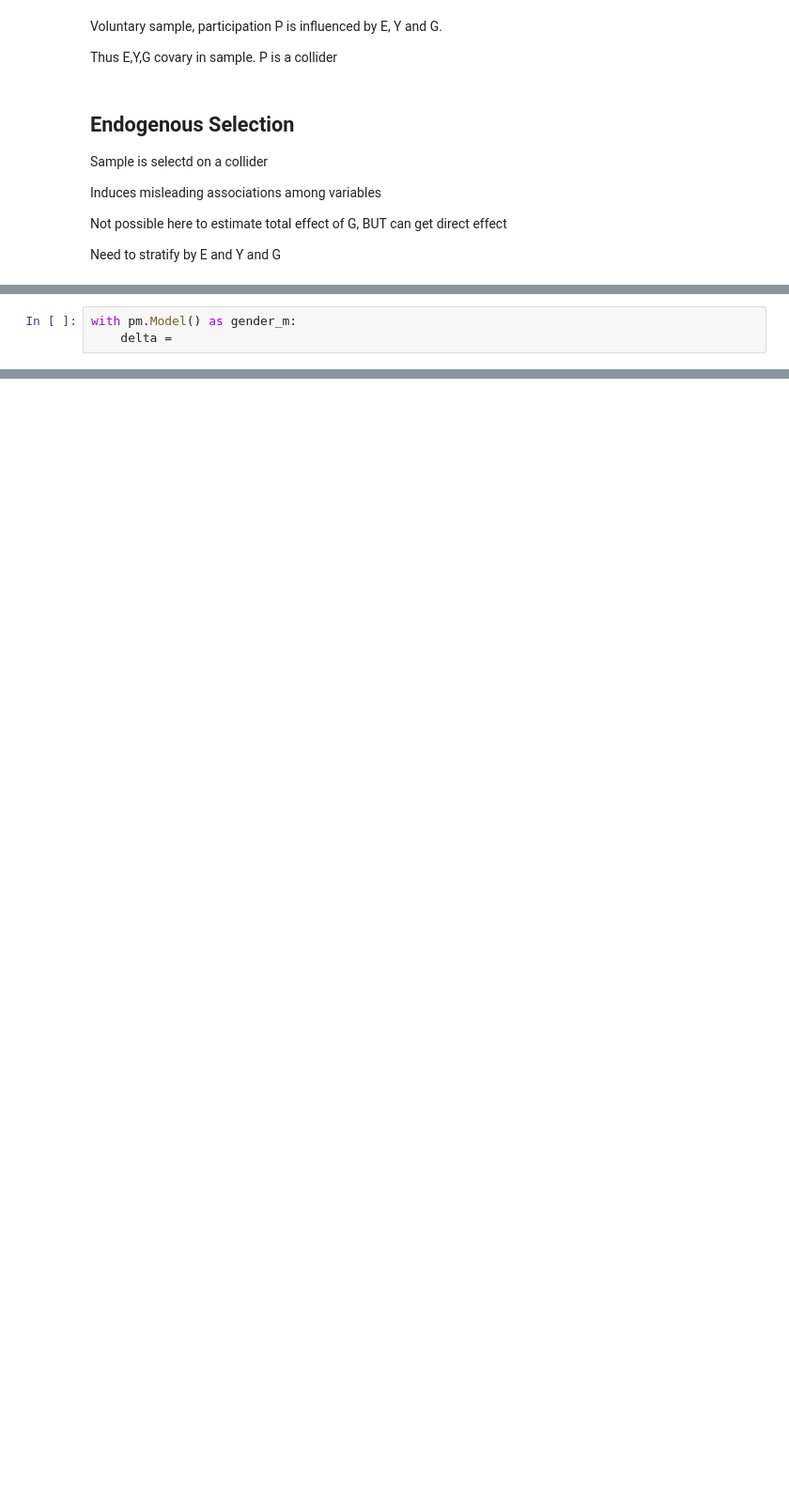
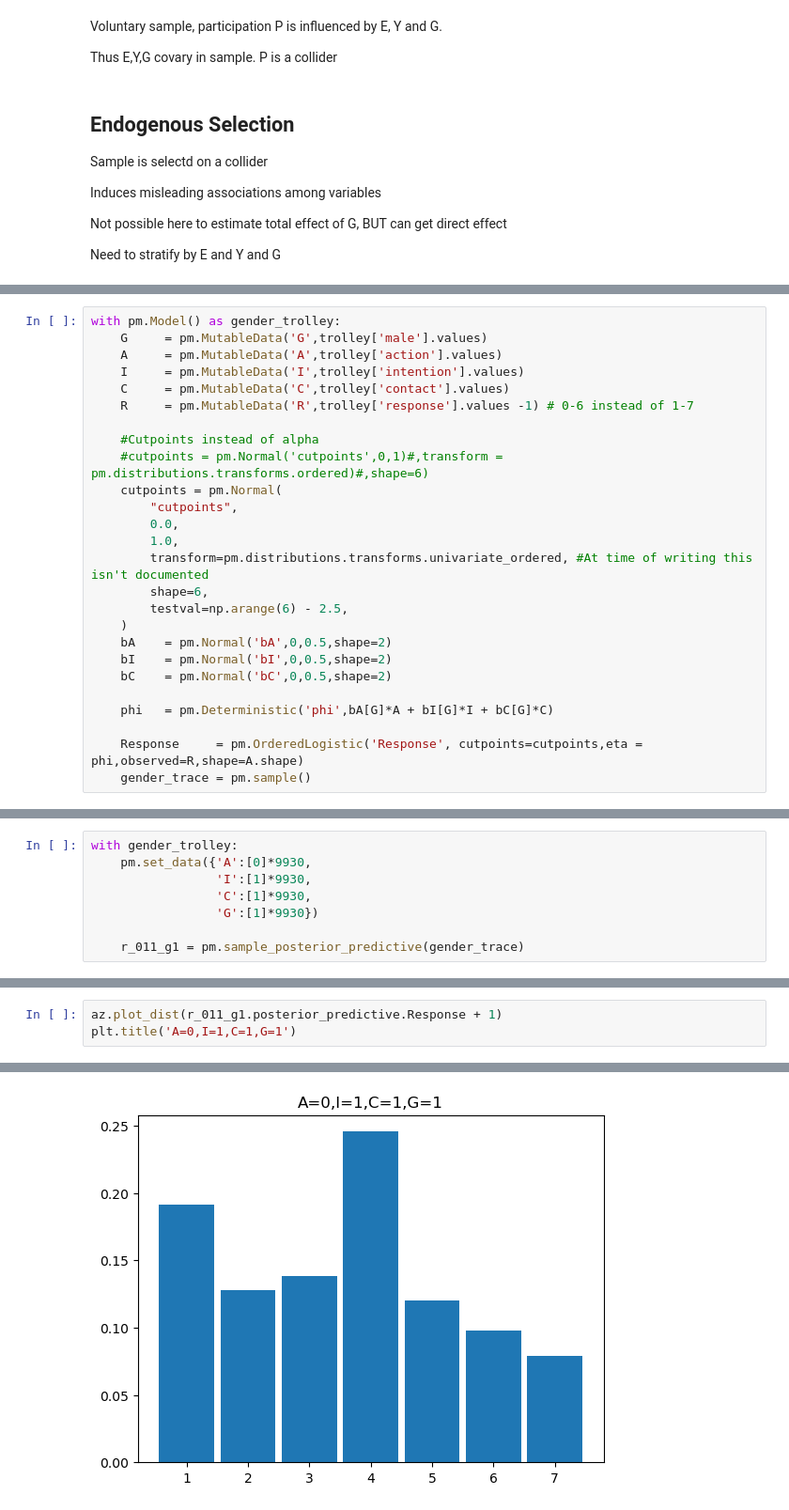
Before and after one commit to kpjmcg/Statistical-Rethinking-2023-Python-Notes, a Jupyter notebook: Lecture_11_2023.ipynb, the cells around one changed output, grey strips where cells are left out. Shown at 94% size. Drawn from its saved outputs; the diff is of its cells as text; blank space fills up the shorter version.

```diff
--- a/Lecture_11_2023.ipynb
+++ b/Lecture_11_2023.ipynb
@@ -227,3 +265,26 @@ The bigger the elements of the a are, the smaller the difference between them .
 # %%
-with pm.Model() as gender_m:
-    delta =
+with pm.Model() as gender_trolley:
+    G     = pm.MutableData('G',trolley['male'].values)
+    A     = pm.MutableData('A',trolley['action'].values)
+    I     = pm.MutableData('I',trolley['intention'].values)
+    C     = pm.MutableData('C',trolley['contact'].values)
+    R     = pm.MutableData('R',trolley['response'].values -1) # 0-6 instead of 1-7
+
+    #Cutpoints instead of alpha
+    #cutpoints = pm.Normal('cutpoints',0,1)#,transform = pm.distributions.transforms.ordered)#,shape=6)
+    cutpoints = pm.Normal(
+        "cutpoints",
+        0.0,
+        1.0,
+        transform=pm.distributions.transforms.univariate_ordered, #At time of writing this isn't documented
+        shape=6,
+        testval=np.arange(6) - 2.5,
+    )
+    bA    = pm.Normal('bA',0,0.5,shape=2)
+    bI    = pm.Normal('bI',0,0.5,shape=2)
+    bC    = pm.Normal('bC',0,0.5,shape=2)
+
+    phi   = pm.Deterministic('phi',bA[G]*A + bI[G]*I + bC[G]*C)
+
+    Response     = pm.OrderedLogistic('Response', cutpoints=cutpoints,eta = phi,observed=R,shape=A.shape)
+    gender_trace = pm.sample()
@@ -229,0 +314,8 @@ with pm.Model() as gender_m:
+# %%
+with gender_trolley:
+    pm.set_data({'A':[0]*9930,
+                 'I':[1]*9930,
+                 'C':[1]*9930,
+                 'G':[1]*9930})
+
+    r_011_g1 = pm.sample_posterior_predictive(gender_trace)
@@ -229,0 +336,4 @@ with pm.Model() as gender_m:
+# %%
+az.plot_dist(r_011_g1.posterior_predictive.Response + 1)
+plt.title('A=0,I=1,C=1,G=1')
+# %% [output]
@@ -229,0 +341 @@ with pm.Model() as gender_m:
+[figure, added]
```
Also changed, not shown: parts of 37 cells of this notebook.
